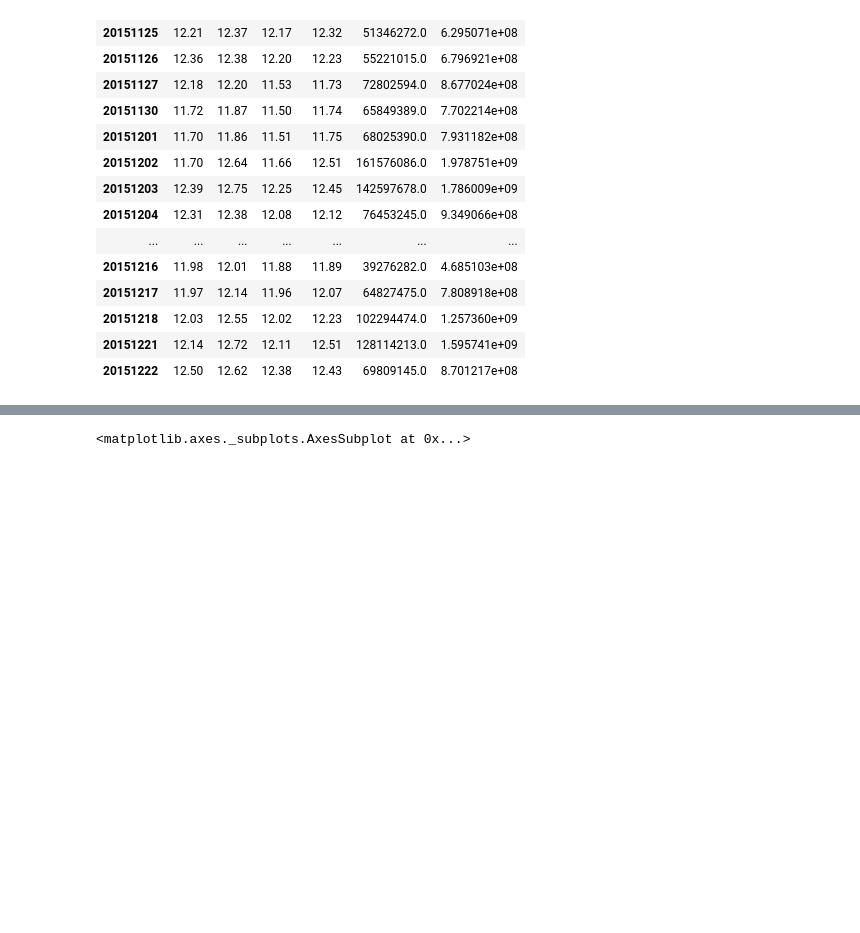
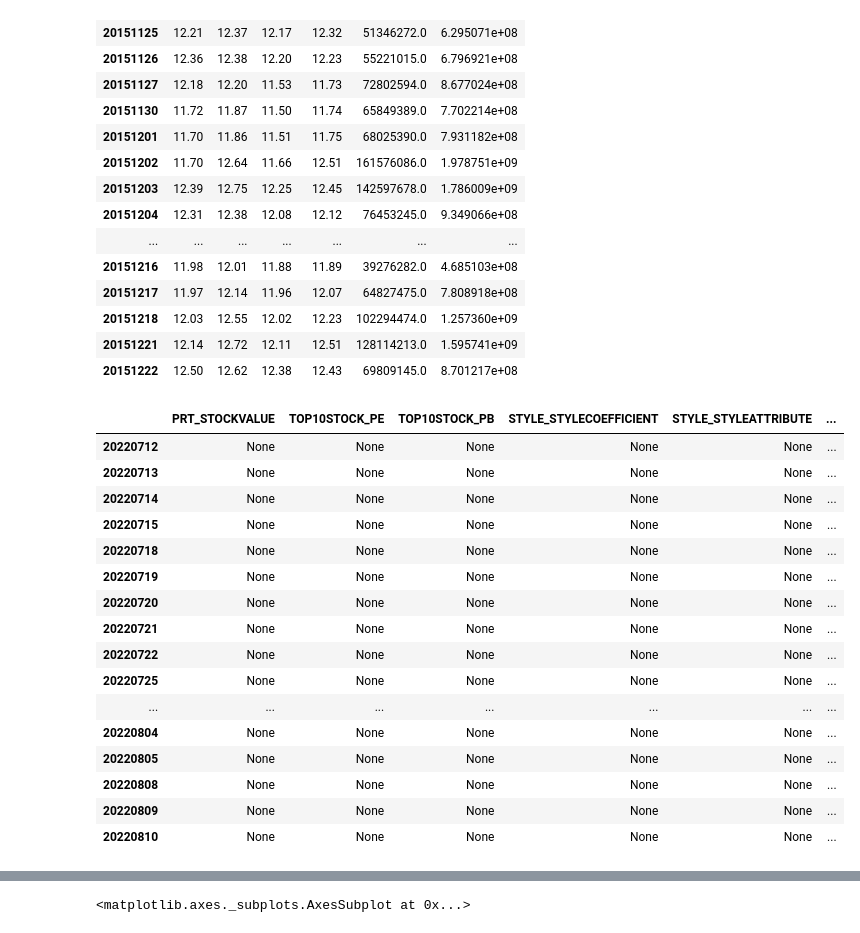
Before and after one commit to Steve-Selite/THU_Byte, a Jupyter notebook: Data/基金数据爬取.ipynb, the cells around one changed output, grey strips where cells are left out. Saved outputs shown, nothing was run; the diff lists cells and outputs as text; code cells hidden in the pictures; blank space fills up the shorter version.

```diff
--- a/Data/基金数据爬取.ipynb
+++ b/Data/基金数据爬取.ipynb
@@ -85,3 +96,27 @@ pd.DataFrame(dic,index=date_index)
 | 20151218 | 12.03 | 12.55 | 12.02 | 12.23 | 102294474.0 | 1.257360e+09 |
 | 20151221 | 12.14 | 12.72 | 12.11 | 12.51 | 128114213.0 | 1.595741e+09 |
 | 20151222 | 12.50 | 12.62 | 12.38 | 12.43 | 69809145.0 | 8.701217e+08 |
+# %%
+data_fund = w.wsd("000008.OF", "prt_stockvalue,top10stock_pe,top10stock_pb,style_stylecoefficient,style_styleattribute,style_marketvaluestyleattribute,rating_wind3y,name_official,fund_investmentregion,fund_investconception,fund_investingregiondescription,fund_fundmanageroftradedate,fund_firstinvesttype,fund_predfundmanager,fund_smftype", "2022-07-12", "2022-08-10", "unit=1;year=2022;month=1")
+# %%
+dic = {data_fund.Fields[k]:data_fund.Data[k] for k in range(len(data_fund.Fields))}
+date_index = [data_fund.Times[k].strftime('%Y%m%d') for k in range(len(data_fund.Times))]
+pd.DataFrame(dic,index=date_index)
+# %% [output]
+|  | PRT_STOCKVALUE | TOP10STOCK_PE | TOP10STOCK_PB | STYLE_STYLECOEFFICIENT | STYLE_STYLEATTRIBUTE | ... |
+| 20220712 | None | None | None | None | None | ... |
+| 20220713 | None | None | None | None | None | ... |
+| 20220714 | None | None | None | None | None | ... |
+| 20220715 | None | None | None | None | None | ... |
+| 20220718 | None | None | None | None | None | ... |
+| 20220719 | None | None | None | None | None | ... |
+| 20220720 | None | None | None | None | None | ... |
+| 20220721 | None | None | None | None | None | ... |
+| 20220722 | None | None | None | None | None | ... |
+| 20220725 | None | None | None | None | None | ... |
+| ... | ... | ... | ... | ... | ... | ... |
+| 20220804 | None | None | None | None | None | ... |
+| 20220805 | None | None | None | None | None | ... |
+| 20220808 | None | None | None | None | None | ... |
+| 20220809 | None | None | None | None | None | ... |
+| 20220810 | None | None | None | None | None | ... |
```
Also changed, not shown: parts of 5 cells of this notebook, 13 other files.
